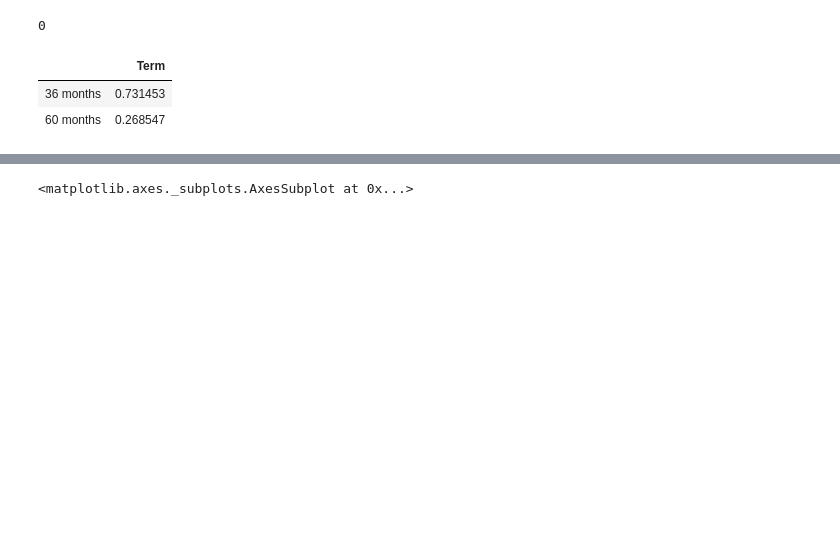
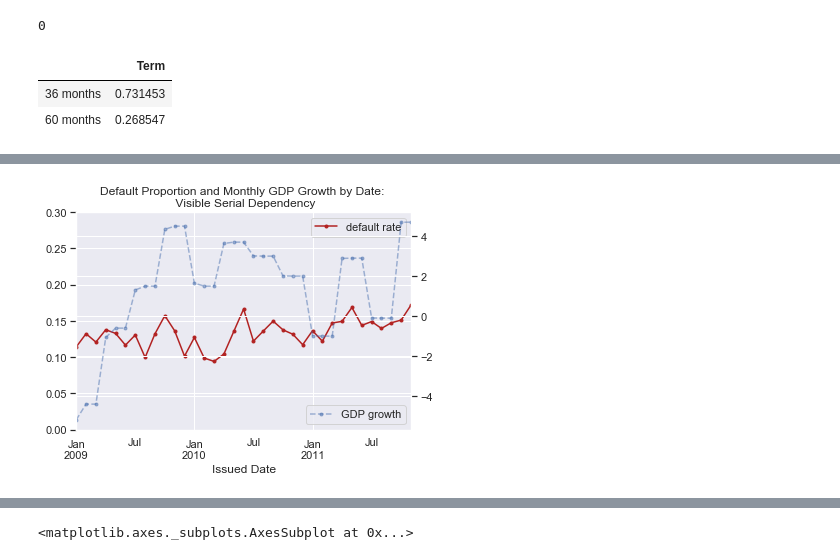
Before and after one commit to shiyangni/DataScienceForAdam, a Jupyter notebook: Projects/LendingClubProject/code/EDA.ipynb, the cells around one changed output, grey strips where cells are left out. Cells and saved outputs as stored; diff of their text form; code cells hidden in the pictures; blank space fills up the shorter version.

```diff
--- a/Projects/LendingClubProject/code/EDA.ipynb
+++ b/Projects/LendingClubProject/code/EDA.ipynb
@@ -460,0 +401,24 @@ __Length of Description__
+# %%
+## Does Issued Date matter?
+fig = plt.figure()
+ax1 = fig.add_subplot()
+default_by_issued_date = training_pred[training_pred["Issued Date"] > "2008-12-01"].groupby("Issued Date").apply(default_rate).to_frame()
+default_by_issued_date.columns = ["default rate"]
+default_by_issued_date.plot(ax=ax1, kind="line", color="firebrick", marker=".")
+plt.ylim(0,0.3)
+
+# Overlaying with the number of loans
+
+ax2 = ax1.twinx()
+# num_of_loan_issued_date = training_pred[training_pred["Issued Date"] > "2008-12-01"].groupby("Issued Date").size().to_frame()
+# num_of_loan_issued_date.columns = ["Number of Loans"]
+# num_of_loan_issued_date.plot(ax=ax2, kind="line", style="--", color="firebrick", alpha=0.7);
+gdp_growth = training_pred[training_pred["Issued Date"] > "2008-12-01"].groupby("Issued Date").apply(lambda x: x["GDP Quarterly Growth at Issuance"].mean()).to_frame()
+gdp_growth.columns = ["GDP growth"]
+gdp_growth.plot(ax=ax2, kind="line", style="--", alpha=0.5, marker=".")
+plt.title("Default Proportion and Monthly GDP Growth by Date: \n Visible Serial Dependency")
+
+training_pred["Issued Date"].value_counts().to_frame().head();
+plt.show();
+# %% [output]
+[figure, added]
```
Also changed, not shown: parts of 66 cells of this notebook, 8 other files.
